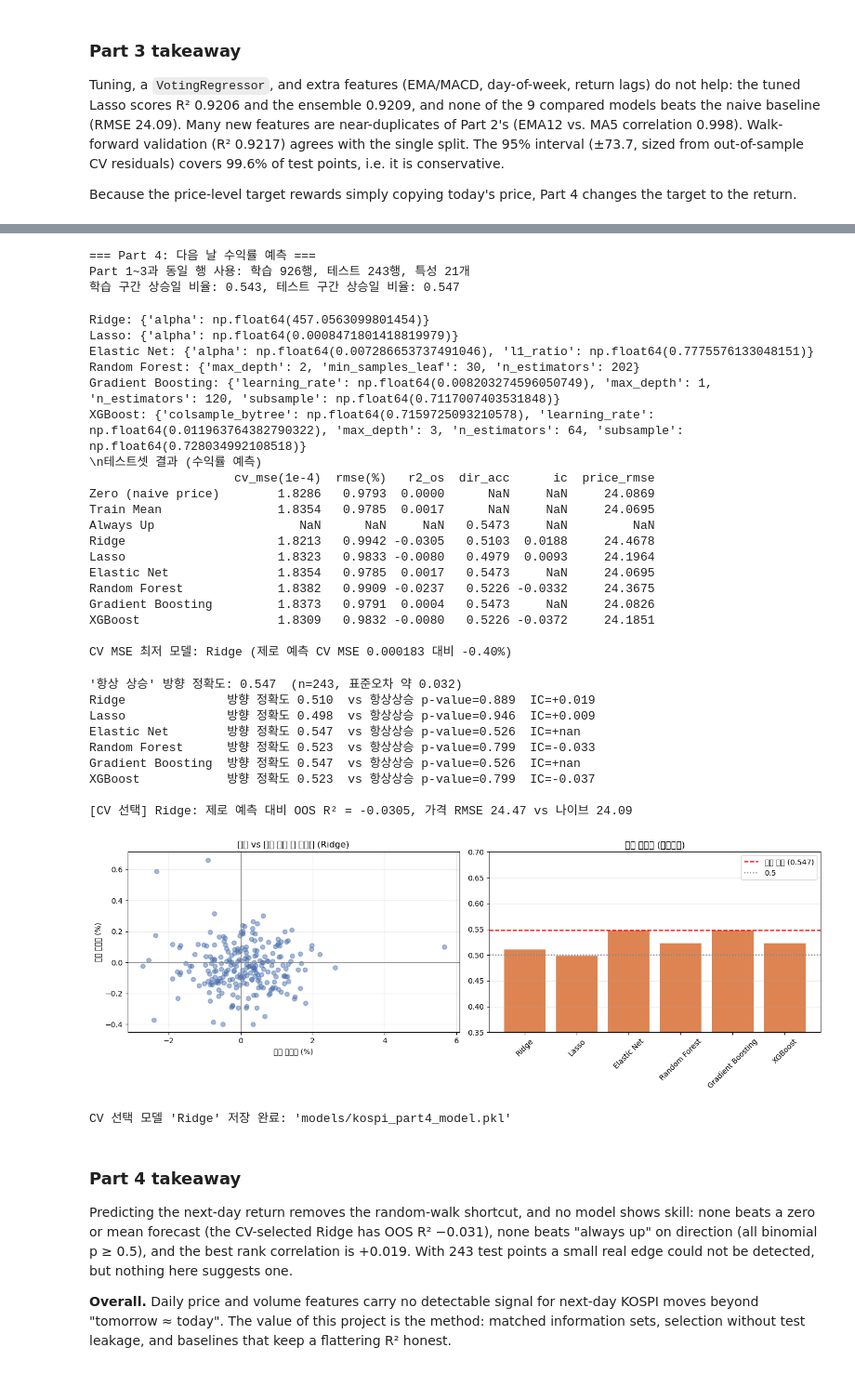
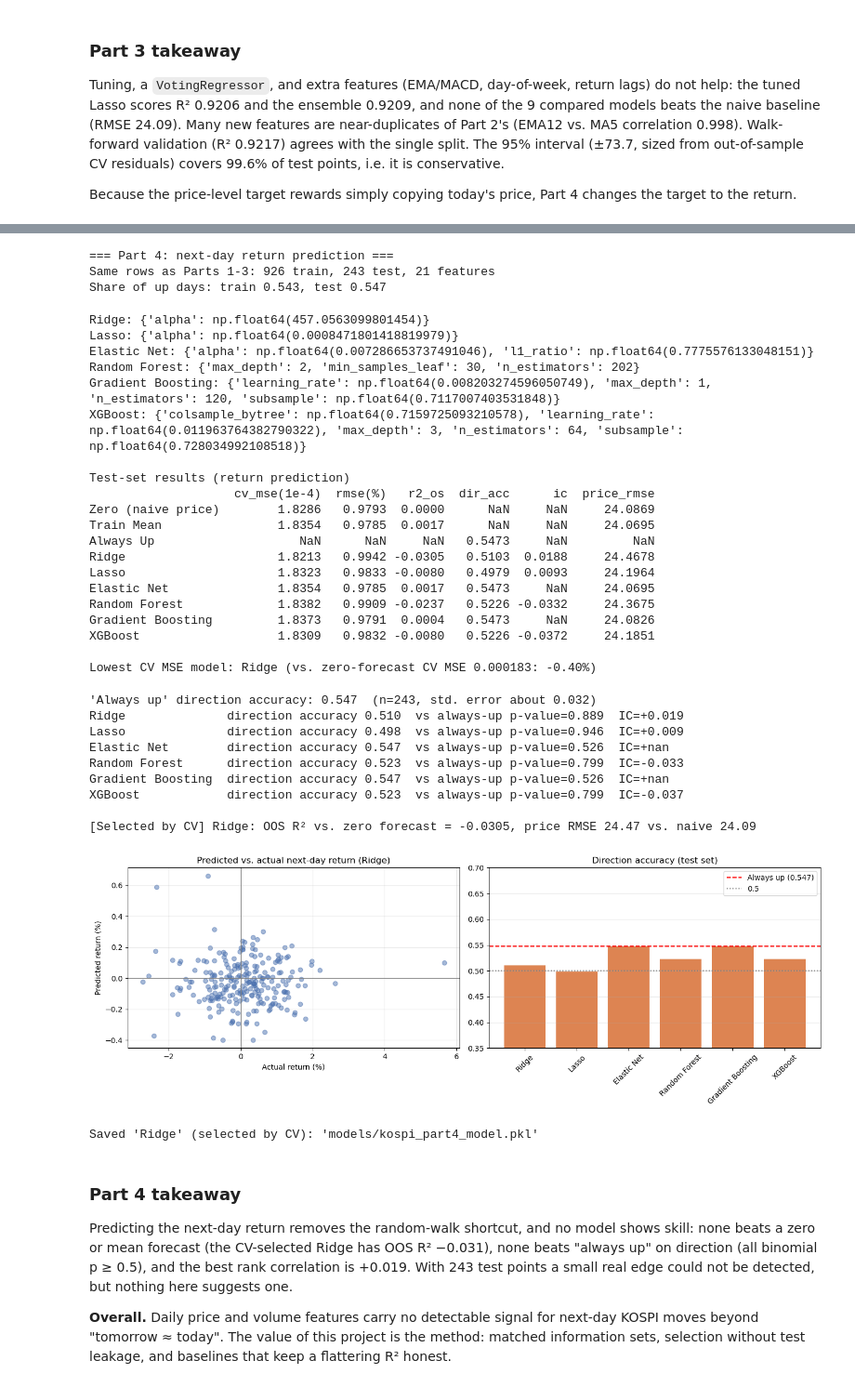
Before and after one commit to 0se0/hw1, a Jupyter notebook: machine_learning_hw1.ipynb, the cells around one changed output, grey strips where cells are left out. Shown at 93% size. Cells and saved outputs as stored; diff of their text form; code cells hidden in the pictures.

```diff
--- a/machine_learning_hw1.ipynb
+++ b/machine_learning_hw1.ipynb
@@ -779,22 +779,22 @@ the target to the return.
 # %%
 from src.features import create_return_features, prepare_part4_features
 # %%
-print("\n=== Part 4: 다음 날 수익률 예측 ===")
+print("\n=== Part 4: next-day return prediction ===")
 X_train4, y_train4, X_test4, y_test4, train_features4, test_features4 = prepare_part4_features(df_train, df_test)
 
 assert X_train4.index.equals(X_train3.index) and X_test4.index.equals(X_test3.index)
-print(f"Part 1~3과 동일 행 사용: 학습 {len(X_train4)}행, 테스트 {len(X_test4)}행, 특성 {len(PART4_FEATURES)}개")
+print(f"Same rows as Parts 1-3: {len(X_train4)} train, {len(X_test4)} test, {len(PART4_FEATURES)} features")
 
 X_train4_scaled, X_test4_scaled, scaler4 = scale_features(X_train4, X_test4)
 y_tr, y_te = y_train4.values, y_test4.values
 close_t = test_features4['Close'].values
 close_next = close_t * (1 + y_te)
 
-print(f"학습 구간 상승일 비율: {np.mean(y_tr > 0):.3f}, 테스트 구간 상승일 비율: {np.mean(y_te > 0):.3f}")
+print(f"Share of up days: train {np.mean(y_tr > 0):.3f}, test {np.mean(y_te > 0):.3f}")
 # %% [output]
-=== Part 4: 다음 날 수익률 예측 ===
-Part 1~3과 동일 행 사용: 학습 926행, 테스트 243행, 특성 21개
-학습 구간 상승일 비율: 0.543, 테스트 구간 상승일 비율: 0.547
+=== Part 4: next-day return prediction ===
+Same rows as Parts 1-3: 926 train, 243 test, 21 features
+Share of up days: train 0.543, test 0.547
 # %%
 from src.evaluation import return_metrics, cv_mse_constant
 
@@ -811,7 +811,7 @@ always_up_acc = np.mean(y_te > 0)   # 항상 '상승'이라고 예측했을 때
 baseline_rows['Always Up'] = {'rmse': np.nan, 'r2_os': np.nan, 'dir_acc': always_up_acc, 'ic': np.nan,
                               'price_rmse': np.nan, 'cv_mse': np.nan}
 # %%
-# 수익률 스케일에 맞춘 하이퍼파라미터 탐색 (TimeSeriesSplit, CV MSE 기준)
+# Hyperparameter search with ranges scaled to returns (TimeSeriesSplit, CV MSE)
 from src.models import PART4_SEARCH_SPACE as return_search_space
 
 part4_models, part4_rows = {}, {}
@@ -825,16 +825,16 @@ for name, (estimator, distributions) in return_search_space.items():
     print(f"{name}: {search.best_params_}")
 
 part4_df = pd.DataFrame({**baseline_rows, **part4_rows}).T[['cv_mse', 'rmse', 'r2_os', 'dir_acc', 'ic', 'price_rmse']]
-part4_df['cv_mse'] = part4_df['cv_mse'] * 1e4      # 단위: 1e-4
-part4_df['rmse'] = part4_df['rmse'] * 100          # 단위: %
+part4_df['cv_mse'] = part4_df['cv_mse'] * 1e4      # unit: 1e-4
+part4_df['rmse'] = part4_df['rmse'] * 100          # unit: %
 part4_df = part4_df.rename(columns={'cv_mse': 'cv_mse(1e-4)', 'rmse': 'rmse(%)'})
-print("\\n테스트셋 결과 (수익률 예측)")
+print("\nTest-set results (return prediction)")
 print(part4_df.to_string(float_format=lambda v: f"{v:.4f}"))
 
 best_part4_name = min(part4_models, key=lambda n: part4_rows[n]['cv_mse'])
 best_part4_model = part4_models[best_part4_name]
 zero_cv = baseline_rows['Zero (naive price)']['cv_mse']
-print(f"\nCV MSE 최저 모델: {best_part4_name} (제로 예측 CV MSE {zero_cv:.6f} 대비 "
+print(f"\nLowest CV MSE model: {best_part4_name} (vs. zero-forecast CV MSE {zero_cv:.6f}: "
       f"{part4_rows[best_part4_name]['cv_mse'] / zero_cv - 1:+.2%})")
 # %% [output]
 Ridge: {'alpha': np.float64(457.0563099801454)}
@@ -843,7 +843,8 @@ Elastic Net: {'alpha': np.float64(0.007286653737491046), 'l1_ratio': np.float64(
 Random Forest: {'max_depth': 2, 'min_samples_leaf': 30, 'n_estimators': 202}
 Gradient Boosting: {'learning_rate': np.float64(0.008203274596050749), 'max_depth': 1, 'n_estimators': 120, 'subsample': np.float64(0.7117007403531848)}
 XGBoost: {'colsample_bytree': np.float64(0.7159725093210578), 'learning_rate': np.float64(0.011963764382790322), 'max_depth': 3, 'n_estimators': 64, 'subsample': np.float64(0.728034992108518)}
-\n테스트셋 결과 (수익률 예측)
+
+Test-set results (return prediction)
                     cv_mse(1e-4)  rmse(%)   r2_os  dir_acc      ic  price_rmse
 Zero (naive price)        1.8286   0.9793  0.0000      NaN     NaN     24.0869
 Train Mean                1.8354   0.9785  0.0017      NaN     NaN     24.0695
@@ -855,63 +856,63 @@ Random Forest             1.8382   0.9909 -0.0237   0.5226 -0.0332     24.3675
 Gradient Boosting         1.8373   0.9791  0.0004   0.5473     NaN     24.0826
 XGBoost                   1.8309   0.9832 -0.0080   0.5226 -0.0372     24.1851
 
-CV MSE 최저 모델: Ridge (제로 예측 CV MSE 0.000183 대비 -0.40%)
+Lowest CV MSE model: Ridge (vs. zero-forecast CV MSE 0.000183: -0.40%)
 # %%
-# 통계 검정: 방향 정확도가 '항상 상승' 베이스라인보다 유의하게 높은가? (단측 이항검정)
+# Significance test: is direction accuracy higher than the "always up" baseline? (one-sided binomial test)
 n_test = len(y_te)
-print(f"'항상 상승' 방향 정확도: {always_up_acc:.3f}  (n={n_test}, 표준오차 약 {np.sqrt(0.25 / n_test):.3f})")
+print(f"'Always up' direction accuracy: {always_up_acc:.3f}  (n={n_test}, std. error about {np.sqrt(0.25 / n_test):.3f})")
 for name, row in part4_rows.items():
     k = int(round(row['dir_acc'] * n_test))
     p = st.binomtest(k, n_test, p=always_up_acc, alternative='greater').pvalue
-    print(f"{name:18s} 방향 정확도 {row['dir_acc']:.3f}  vs 항상상승 p-value={p:.3f}  IC={row['ic']:+.3f}")
+    print(f"{name:18s} direction accuracy {row['dir_acc']:.3f}  vs always-up p-value={p:.3f}  IC={row['ic']:+.3f}")
 
 best_row = part4_rows[best_part4_name]
-print(f"\n[CV 선택] {best_part4_name}: 제로 예측 대비 OOS R² = {best_row['r2_os']:+.4f}, "
-      f"가격 RMSE {best_row['price_rmse']:.2f} vs 나이브 {baseline_rows['Zero (naive price)']['price_rmse']:.2f}")
+print(f"\n[Selected by CV] {best_part4_name}: OOS R² vs. zero forecast = {best_row['r2_os']:+.4f}, "
+      f"price RMSE {best_row['price_rmse']:.2f} vs. naive {baseline_rows['Zero (naive price)']['price_rmse']:.2f}")
 # %% [output]
-'항상 상승' 방향 정확도: 0.547  (n=243, 표준오차 약 0.032)
-Ridge              방향 정확도 0.510  vs 항상상승 p-value=0.889  IC=+0.019
-Lasso              방향 정확도 0.498  vs 항상상승 p-value=0.946  IC=+0.009
-Elastic Net        방향 정확도 0.547  vs 항상상승 p-value=0.526  IC=+nan
-Random Forest      방향 정확도 0.523  vs 항상상승 p-value=0.799  IC=-0.033
-Gradient Boosting  방향 정확도 0.547  vs 항상상승 p-value=0.526  IC=+nan
-XGBoost            방향 정확도 0.523  vs 항상상승 p-value=0.799  IC=-0.037
+'Always up' direction accuracy: 0.547  (n=243, std. error about 0.032)
+Ridge              direction accuracy 0.510  vs always-up p-value=0.889  IC=+0.019
+Lasso              direction accuracy 0.498  vs always-up p-value=0.946  IC=+0.009
+Elastic Net        direction accuracy 0.547  vs always-up p-value=0.526  IC=+nan
+Random Forest      direction accuracy 0.523  vs always-up p-value=0.799  IC=-0.033
+Gradient Boosting  direction accuracy 0.547  vs always-up p-value=0.526  IC=+nan
+XGBoost            direction accuracy 0.523  vs always-up p-value=0.799  IC=-0.037
 
-[CV 선택] Ridge: 제로 예측 대비 OOS R² = -0.0305, 가격 RMSE 24.47 vs 나이브 24.09
+[Selected by CV] Ridge: OOS R² vs. zero forecast = -0.0305, price RMSE 24.47 vs. naive 24.09
 # %%
-# 시각화: 예측 vs 실제 수익률, 방향 정확도 비교
+# Plots: predicted vs. actual return, direction accuracy
 best_pred4 = best_part4_model.predict(X_test4_scaled)
 
 fig, axes = plt.subplots(1, 2, figsize=(14, 5))
 axes[0].scatter(y_te * 100, best_pred4 * 100, alpha=0.5, color='#4C72B0')
 axes[0].axhline(0, color='gray', linewidth=0.8)
 axes[0].axvline(0, color='gray', linewidth=0.8)
-axes[0].set_title(f'예측 vs 실제 다음 날 수익률 ({best_part4_name})')
-axes[0].set_xlabel('실제 수익률 (%)')
-axes[0].set_ylabel('예측 수익률 (%)')
+axes[0].set_title(f'Predicted vs. actual next-day return ({best_part4_name})')
+axes[0].set_xlabel('Actual return (%)')
+axes[0].set_ylabel('Predicted return (%)')
 axes[0].grid(True, alpha=0.3)
 
 names = list(part4_rows)
 accs = [part4_rows[n]['dir_acc'] for n in names]
 axes[1].bar(names, accs, color='#DD8452')
-axes[1].axhline(always_up_acc, color='red', linestyle='--', label=f"항상 상승 ({always_up_acc:.3f})")
+axes[1].axhline(always_up_acc, color='red', linestyle='--', label=f"Always up ({always_up_acc:.3f})")
 axes[1].axhline(0.5, color='gray', linestyle=':', label='0.5')
 axes[1].set_ylim(0.35, 0.7)
-axes[1].set_title('방향 정확도 (테스트셋)')
+axes[1].set_title('Direction accuracy (test set)')
 axes[1].tick_params(axis='x', rotation=45)
 axes[1].legend()
 axes[1].grid(True, axis='y', alpha=0.3)
 
 plt.tight_layout()
 plt.savefig('figures/part4_return_prediction.png')
 plt.show()
 
 joblib.dump(best_part4_model, 'models/kospi_part4_model.pkl')
 joblib.dump(scaler4, 'models/kospi_part4_scaler.pkl')
-print(f"\nCV 선택 모델 '{best_part4_name}' 저장 완료: 'models/kospi_part4_model.pkl'")
+print(f"\nSaved '{best_part4_name}' (selected by CV): 'models/kospi_part4_model.pkl'")
 # %% [output]
-[figure, old version]
+[figure, new version]
-CV 선택 모델 'Ridge' 저장 완료: 'models/kospi_part4_model.pkl'
+Saved 'Ridge' (selected by CV): 'models/kospi_part4_model.pkl'
 # %% [markdown]
 ### Part 4 takeaway
 
```
Also changed, not shown: parts of 31 cells of this notebook, 16 other files.
